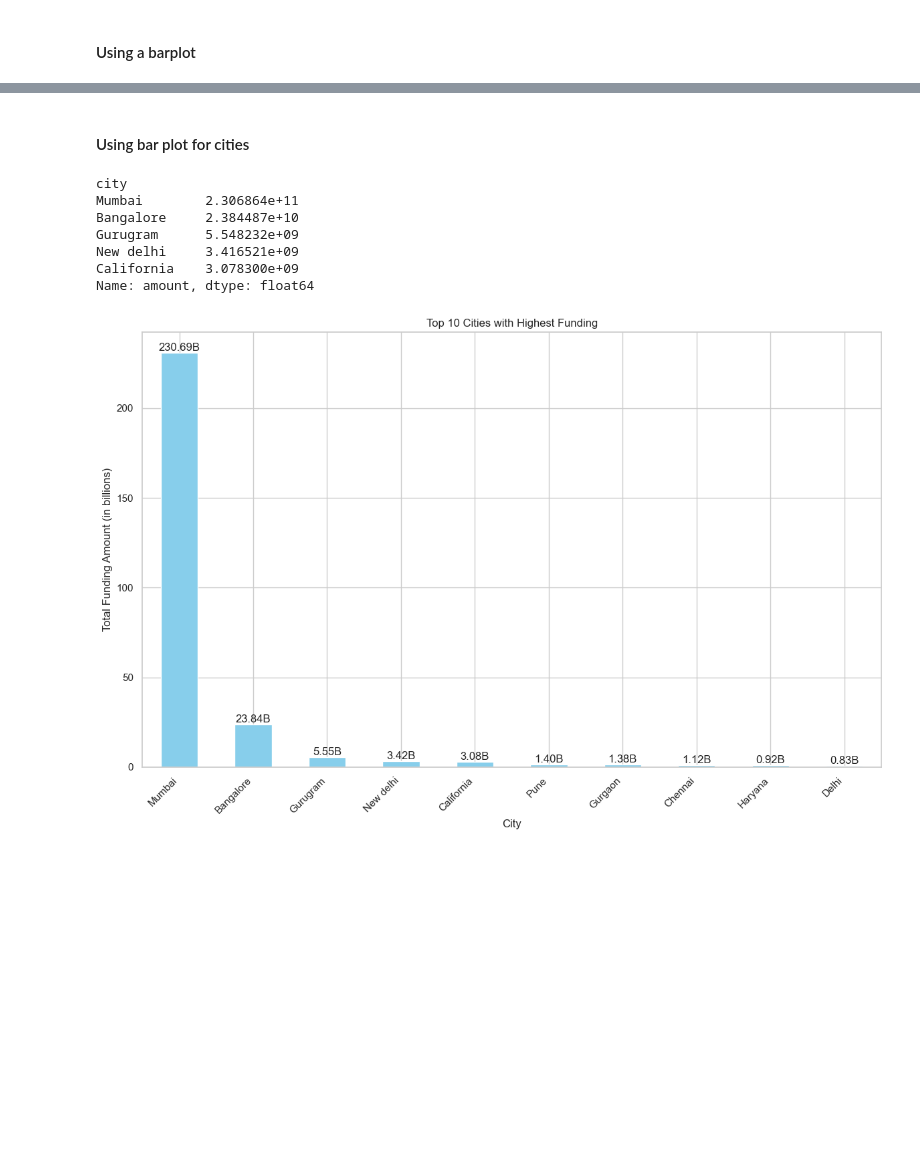
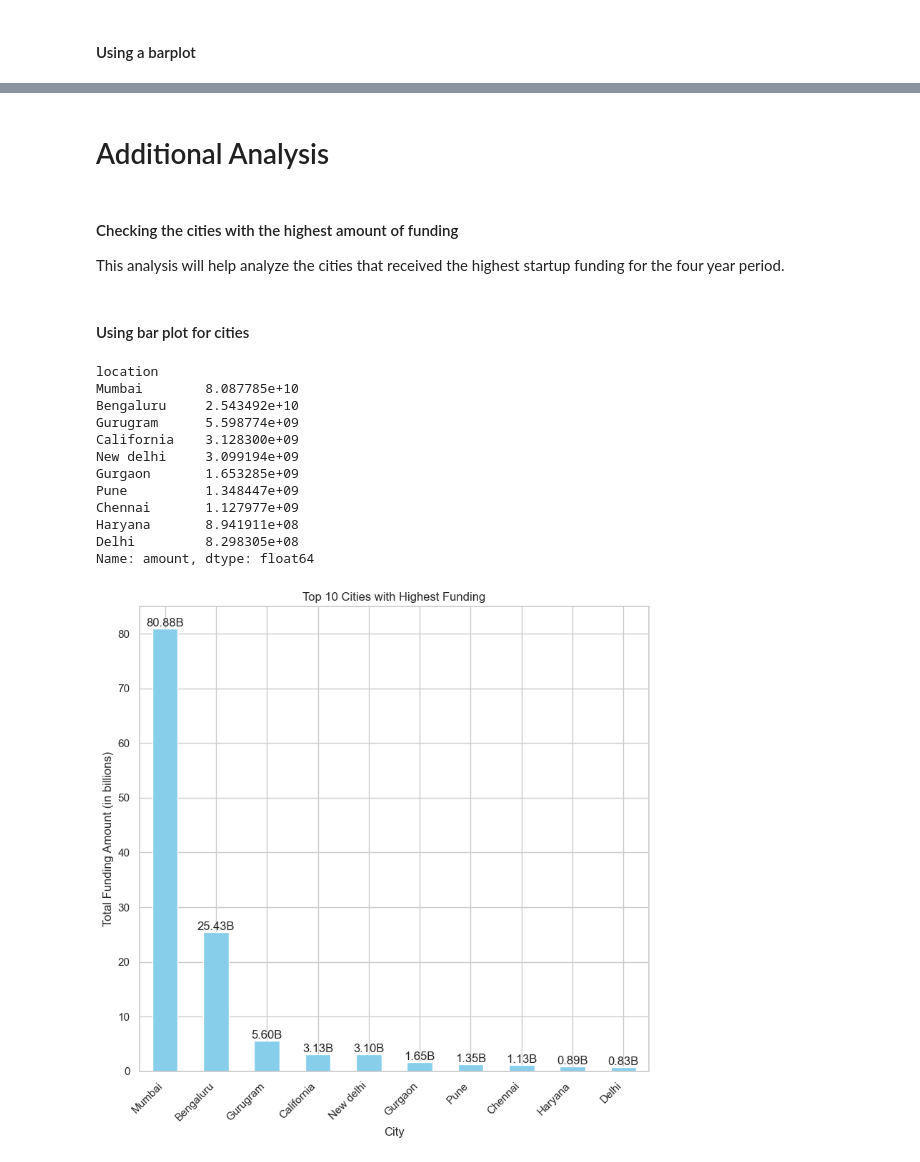
Before and after one commit to wamathaiwandeto/Indian-Startup-Ecosystem, a Jupyter notebook: project.ipynb, the cells around one changed output, grey strips where cells are left out. Drawn from its saved outputs; the diff is of its cells as text; code cells hidden in the pictures; blank space fills up the shorter version.

```diff
--- a/project.ipynb
+++ b/project.ipynb
@@ -1448,2 +1514,7 @@ Question 3. Can we identify specific industries that tend to attract higher fund
 # %% [markdown]
 #### Using a barplot
+# %%
+# Calculate the average funding amount for each industry
+df['amount_in_billions'] = df['amount'] / 1000000000 # Divide by 1 billion
+industry_avg_funding = df.groupby('industry')['amount'].mean().reset_index()
+industry_avg_funding.sort_values(by='amount', ascending=False)
@@ -1476,14 +1558,0 @@ From the above visual, Retail industry had the highest funding than the rest
-# %%
-# Set the style of seaborn
-sns.set(style="whitegrid")
-# Convert funding amounts to billions
-df['amount_in_billions'] = df['amount'] / 1e9  # Divide by 1 billion
-
-# Create a box plot to visualize the distribution of funding amounts within each industry
-plt.figure(figsize=(12, 8))
-sns.boxplot(x='clean_industry', y='amount', data=df)
-plt.xticks(rotation=90)  # Rotate x-axis labels for better readability
-plt.title('Distribution of Funding Amounts Within Industries ')
-plt.xlabel('Industry')
-plt.ylabel('Funding Amount in billions')
-plt.show()
@@ -1498,13 +1558,0 @@ There are outliers in the Finanace and retail industries receiving unusually hig
-# %%
-# Set the style of seaborn
-sns.set(style="whitegrid")
-
-# Create a box plot to visualize the distribution of funding amounts within each industry across cities
-plt.figure(figsize=(12, 8))
-sns.boxplot(x='state', y='amount_in_billions', hue='clean_industry', data=df)
-plt.xticks(rotation=90)  # Rotate x-axis labels for better readability
-plt.title('Distribution of Funding Amounts Within Industries Across Cities')
-plt.xlabel('City')
-plt.ylabel('Funding Amount (in Billions)')
-plt.legend(title='Industry', bbox_to_anchor=(1.05, 1), loc='upper left')
-plt.show()
@@ -1513,41 +1680,48 @@ plt.show()
+# %% [markdown]
+# Additional Analysis
+# %% [markdown]
+#### Checking the cities with the highest amount of funding
+This analysis will help analyze the cities that received the highest startup funding for the four year period.
 # %% [markdown]
 #### Using bar plot for cities
 # %%
 # Convert funding amounts to billions
 df['amount_in_billions'] = df['amount'] / 1e9  # Divide by 1 billion
 # Group the data by city and sum up the funding amounts
-city_funding = df.groupby('city')['amount'].sum()
+city_funding = df.groupby('location')['amount'].sum()
 
 # Sort the cities based on their total funding amounts in descending order
 city_funding_sorted = city_funding.sort_values(ascending=False)
 
 # Display the cities with the highest funding
-print(city_funding_sorted.head())
+city_funding_sorted.head(10)
 # %% [output]
-city
-Mumbai        2.306864e+11
-Bangalore     2.384487e+10
-Gurugram      5.548232e+09
-New delhi     3.416521e+09
-California    3.078300e+09
+location
+Mumbai        8.087785e+10
+Bengaluru     2.543492e+10
+Gurugram      5.598774e+09
+California    3.128300e+09
+New delhi     3.099194e+09
+Gurgaon       1.653285e+09
+Pune          1.348447e+09
+Chennai       1.127977e+09
+Haryana       8.941911e+08
+Delhi         8.298305e+08
 Name: amount, dtype: float64
 # %%
 #Convert the funding amounts to billions
 city_funding_billion = city_funding_sorted.head(10) / 1_000_000_000  # Convert to billions
-
 # Plot the cities with the highest funding
-plt.figure(figsize=(12, 8))
+plt.figure(figsize=(8, 8))
 city_funding_billion.plot(kind='bar', color='skyblue')
-
 # Add data labels to the bars
 for i, amount in enumerate(city_funding_billion):
     plt.text(i, amount, f'{amount:.2f}B', ha='center', va='bottom')
-
 # Add labels and title
 plt.xlabel('City')
 plt.ylabel('Total Funding Amount (in billions)')
 plt.title('Top 10 Cities with Highest Funding')
 plt.xticks(rotation=45, ha='right')
 plt.tight_layout()
 # %% [output]
-[figure, old version]
+[figure, new version]
```
Also changed, not shown: parts of 43 cells of this notebook.
